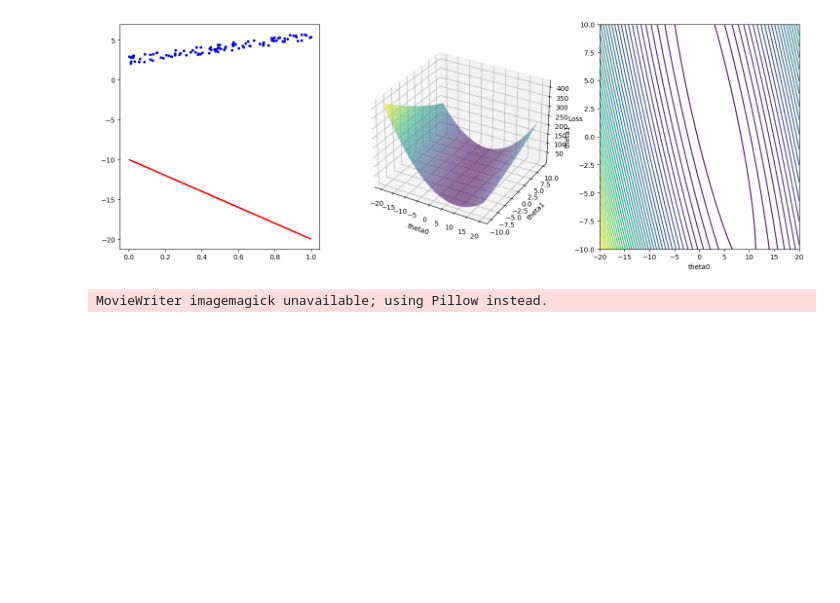
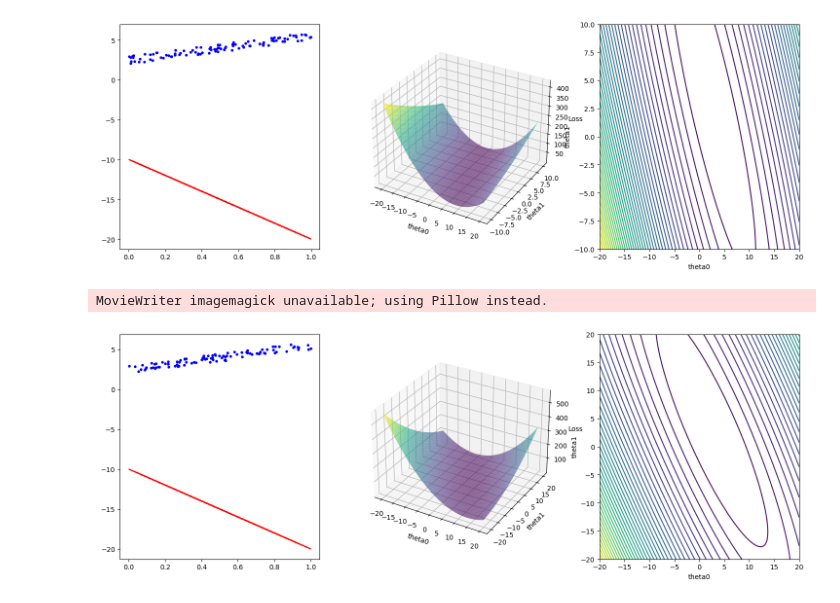
Before and after one commit to mahdouch9165/CS542, a Jupyter notebook: gradient_descent.ipynb, the cells around one changed output. Saved outputs shown, nothing was run; the diff lists cells and outputs as text; code cells hidden in the pictures; blank space fills up the shorter version.

```diff
--- a/gradient_descent.ipynb
+++ b/gradient_descent.ipynb
@@ -131,3 +131,98 @@ ani.save('animation.gif', writer='imagemagick', fps=10)
 # %% [output]
 [figure]
 MovieWriter imagemagick unavailable; using Pillow instead.
+# %%
+# Function to calculate the gradient for one sample
+def calculate_sgd_gradient(X_sample, Y_sample, theta):
+    predictions = X_sample.dot(theta)
+    loss = predictions - Y_sample
+    gradient = 2 * X_sample.T.dot(loss)
+    return gradient
+
+# Initialize theta randomly
+theta = np.array([[-10.0], [-10.0]])
+
+# Define hyperparameters
+alpha = 0.01  # Learning rate
+num_epochs = 10  # Number of epochs
+batch_size = 5   # Batch size for SGD
+
+# Prepare a grid over which to calculate the loss
+theta0_vals = np.linspace(-20, 20, 100)
+theta1_vals = np.linspace(-20, 20, 100)
+theta0, theta1 = np.meshgrid(theta0_vals, theta1_vals)
+J_vals = np.zeros_like(theta0)
+
+# Calculate the loss over the grid
+for i in range(theta0.shape[0]):
+    for j in range(theta0.shape[1]):
+        t = np.array([[theta0[i, j]], [theta1[i, j]]])
+        J_vals[i, j] = np.sum((X.dot(t) - Y) ** 2) / (2 * len(X))
+
+# Path traced by the algorithm and initial view angle
+path = []
+view_angle = -60  # Starting azimuth angle
+
+# Plot setup with an additional subplot for contour
+fig = plt.figure(figsize=(18, 6))
+ax1 = fig.add_subplot(131)
+ax2 = fig.add_subplot(132, projection='3d')
+ax3 = fig.add_subplot(133)
+
+# First subplot
+ax1.plot(x, Y, "b.")
+line, = ax1.plot(x, X.dot(theta), "r-")
+
+# Second subplot for 3D surface plot
+ax2.plot_surface(theta0, theta1, J_vals, cmap='viridis', alpha=0.6)
+ax2.set_xlabel('theta0')
+ax2.set_ylabel('theta1')
+ax2.set_zlabel('Loss')
+trace, = ax2.plot([], [], [], 'r-', label='Path', markersize=4)
+
+# Third subplot for contour plot
+contour = ax3.contour(theta0, theta1, J_vals, 50, cmap='viridis')
+ax3.set_xlabel('theta0')
+ax3.set_ylabel('theta1')
+ax3.plot([], [], 'ro')  # Initial marker for the path
+
+# Update function for SGD without replacement
+def update_sgd(epoch):
+    global theta, view_angle
+    shuffled_indices = np.random.permutation(len(X))
+    line.set_ydata(X.dot(theta))
+    for i in range(0, len(X), batch_size):
+        batch_indices = shuffled_indices[i:i + batch_size]
+        X_batch = X[batch_indices]
+        Y_batch = Y[batch_indices]
+
+        # Calculate and apply gradient
+        gradient = calculate_sgd_gradient(X_batch, Y_batch, theta)
+        theta = theta - alpha * gradient
+
+    # Update the path and redraw it
+    loss = np.sum((X.dot(theta) - Y) ** 2) / (2 * len(X))
+    path.append((theta[0, 0], theta[1, 0], loss))
+    x_path, y_path, z_path = zip(*path)
+    trace.set_data(x_path, y_path)
+    trace.set_3d_properties(z_path)
+
+    # Update the contour plot with the path
+    ax3.plot(x_path, y_path, 'ro-')
+
+    # Rotate the view
+    view_angle += 0.5  # Increment the azimuth angle
+    ax2.view_init(elev=40, azim=view_angle)  # Update the view angle
+
+    return line, trace
+
+# Run SGD Animation
+n_steps = num_epochs  # Define the total number of epochs
+ani_sgd = FuncAnimation(fig, update_sgd, frames=n_steps, blit=False, interval=100)
+
+plt.show()  # Show the animation
+
+# Save the animation
+ani_sgd.save('sgd_animation.gif', writer='imagemagick', fps=10)
+# %% [output]
+[figure, added]
```
Also changed, not shown: parts of 3 cells of this notebook, 35 other files.
